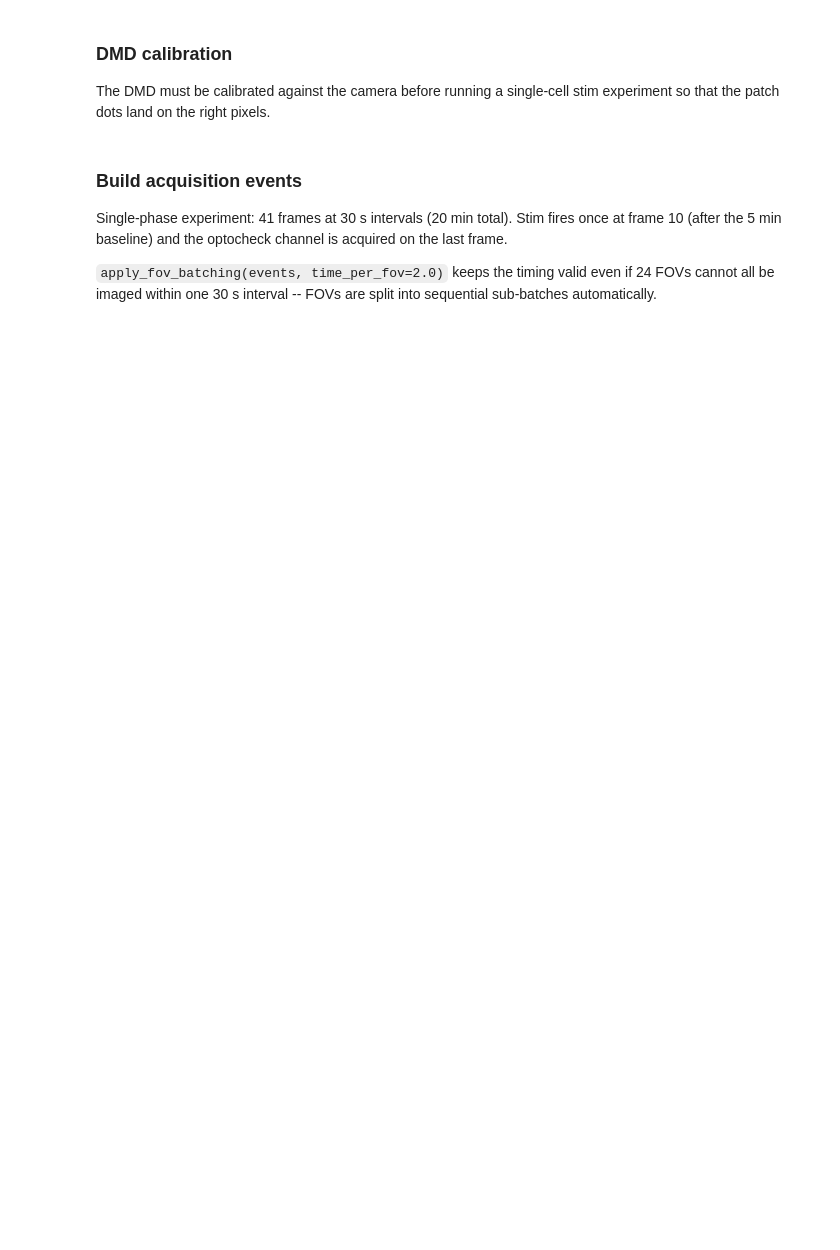
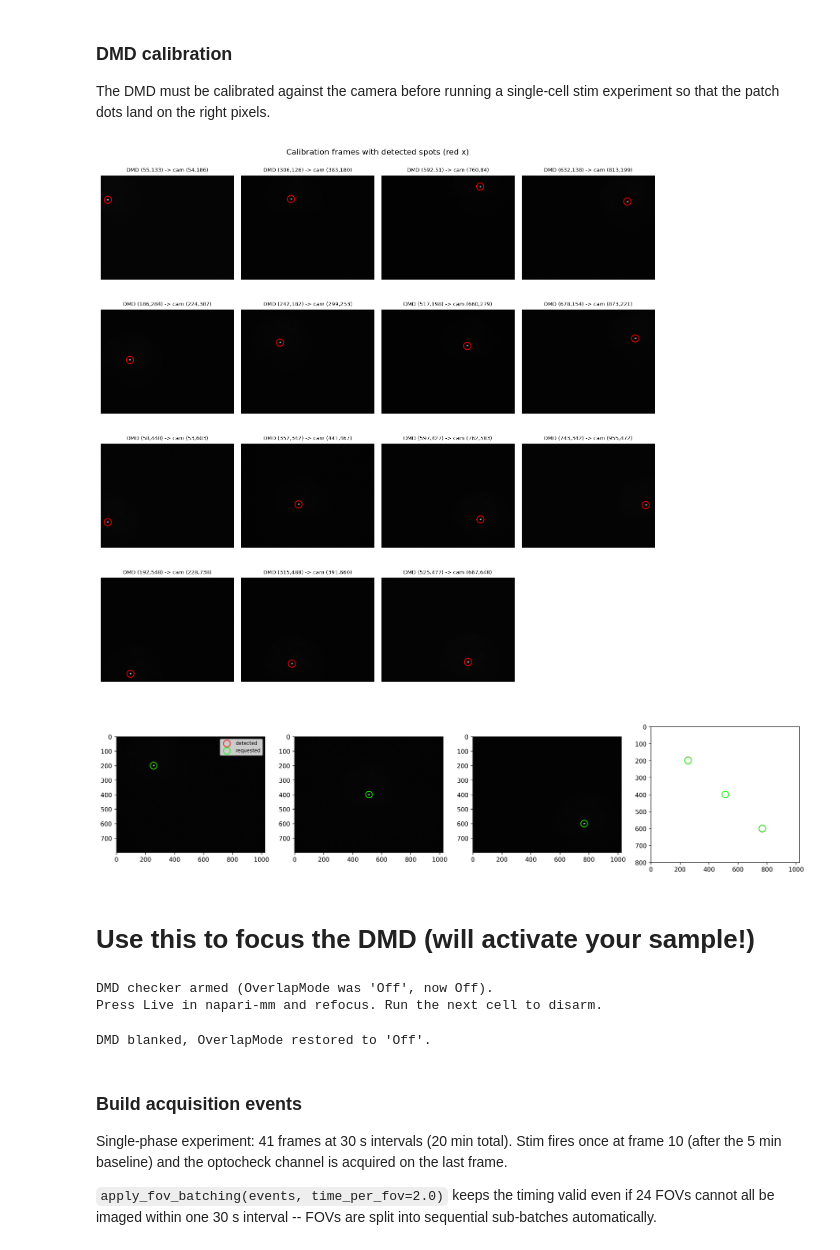
Before and after one commit to pertzlab/faro-experiments, a Jupyter notebook: 23_random_stim_per_cell_14px_patches/random_stim_per_cell_14px_patches.ipynb, the cells around one changed output. Cells and saved outputs as stored; diff of their text form; code cells hidden in the pictures; blank space fills up the shorter version.

```diff
--- a/23_random_stim_per_cell_14px_patches/random_stim_per_cell_14px_patches.ipynb
+++ b/23_random_stim_per_cell_14px_patches/random_stim_per_cell_14px_patches.ipynb
@@ -151,17 +163,60 @@ viewer.window.add_dock_widget(mm_wdg)
 
 The DMD must be calibrated against the camera before running a single-cell stim experiment so that the patch dots land on the right pixels.
 # %%
+mic.dmd.affine = None
 try:
     mm_wdg._core_link.cleanup()
 except Exception as e:
     print(e)
 import pymmcore_plus
 
 pymmcore_plus.configure_logging(stderr_level="CRITICAL")
-mic.calibrate_dmd(verbose=False)
+mic.calibrate_dmd(verbose=True,radius=4)
 from napari_micromanager._core_link import CoreViewerLink
 
 mm_wdg._core_link = CoreViewerLink(viewer, mic.mmc)
+# %% [output]
+[figure, added]
+[figure, added]
+# %% [markdown]
+# Use this to focus the DMD (will activate your sample!)
+# %%
+# --- Cell 6a: arm DMD checkerboard for live focus ---
+# Disable OverlapMode so the DMD latches the pattern continuously
+# instead of waiting for per-frame camera TTL. OverlapMode=On is
+# correct during the real MDA (tests pass under it), but napari's
+# Live view doesn't reliably produce the TTL pulses the DMD expects,
+# so in that context ``displaySLMImage`` behaves as a one-shot flash
+# and the DMD sits in an unpredictable idle state between camera
+# frames. Flipping to OverlapMode=Off makes the pattern visible
+# throughout Live.
+_prev_overlap = mic.mmc.getProperty(mic.dmd.name, "OverlapMode")
+mic.mmc.setProperty(mic.dmd.name, "OverlapMode", "Off")
+
+#£mic.mmc.setConfig(CHANNEL_GROUP, STIM_CHANNEL)
+#mic.mmc.setExposure(STIM_EXPOSURE_MS)
+# Long SLM exposure so the pattern stays on as napari Live streams.
+mic.mmc.setSLMExposure(mic.dmd.name, 200000)
+try:
+    mic.mmc.setProperty("LED", "Cyan_Level", 1)
+except Exception as e:
+    print(f"(skipping LED power set: {e})")
+mic.dmd.checker_board(pixels=100)
+print(f"DMD checker armed (OverlapMode was {_prev_overlap!r}, now Off).")
+print("Press Live in napari-mm and refocus. Run the next cell to disarm.")
+# %% [output]
+DMD checker armed (OverlapMode was 'Off', now Off).
+Press Live in napari-mm and refocus. Run the next cell to disarm.
+# %%
+# --- Cell 6b: disarm DMD + restore OverlapMode ---
+mic.dmd.all_off()
+try:
+    mic.mmc.setProperty(mic.dmd.name, "OverlapMode", _prev_overlap)
+    print(f"DMD blanked, OverlapMode restored to {_prev_overlap!r}.")
+except NameError:
+    print("DMD blanked. (OverlapMode state unknown — arm cell wasn't run.)")
+# %% [output]
+DMD blanked, OverlapMode restored to 'Off'.
 # %% [markdown]
 ### Build acquisition events
 
```
Also changed, not shown: parts of 9 cells of this notebook.
